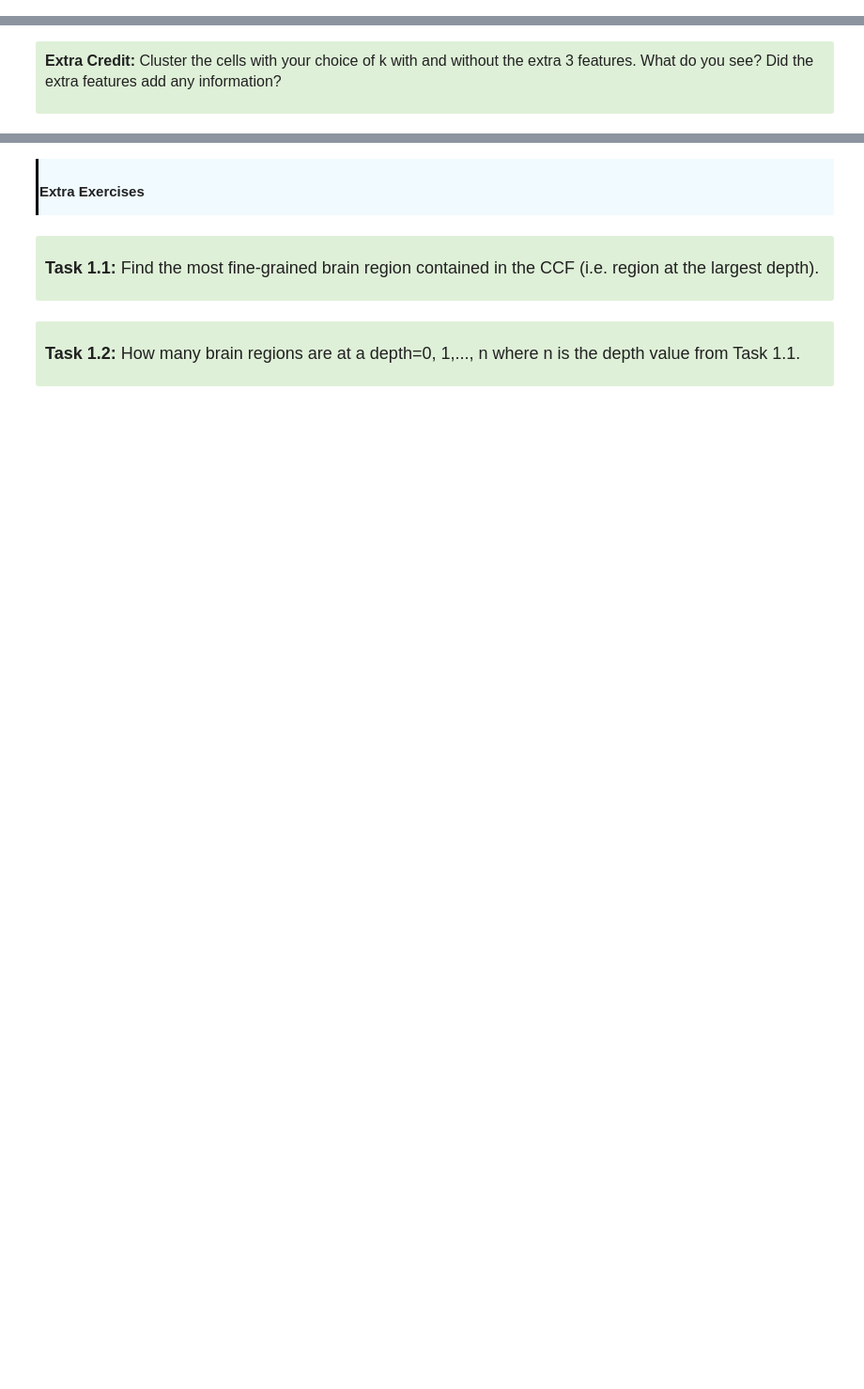
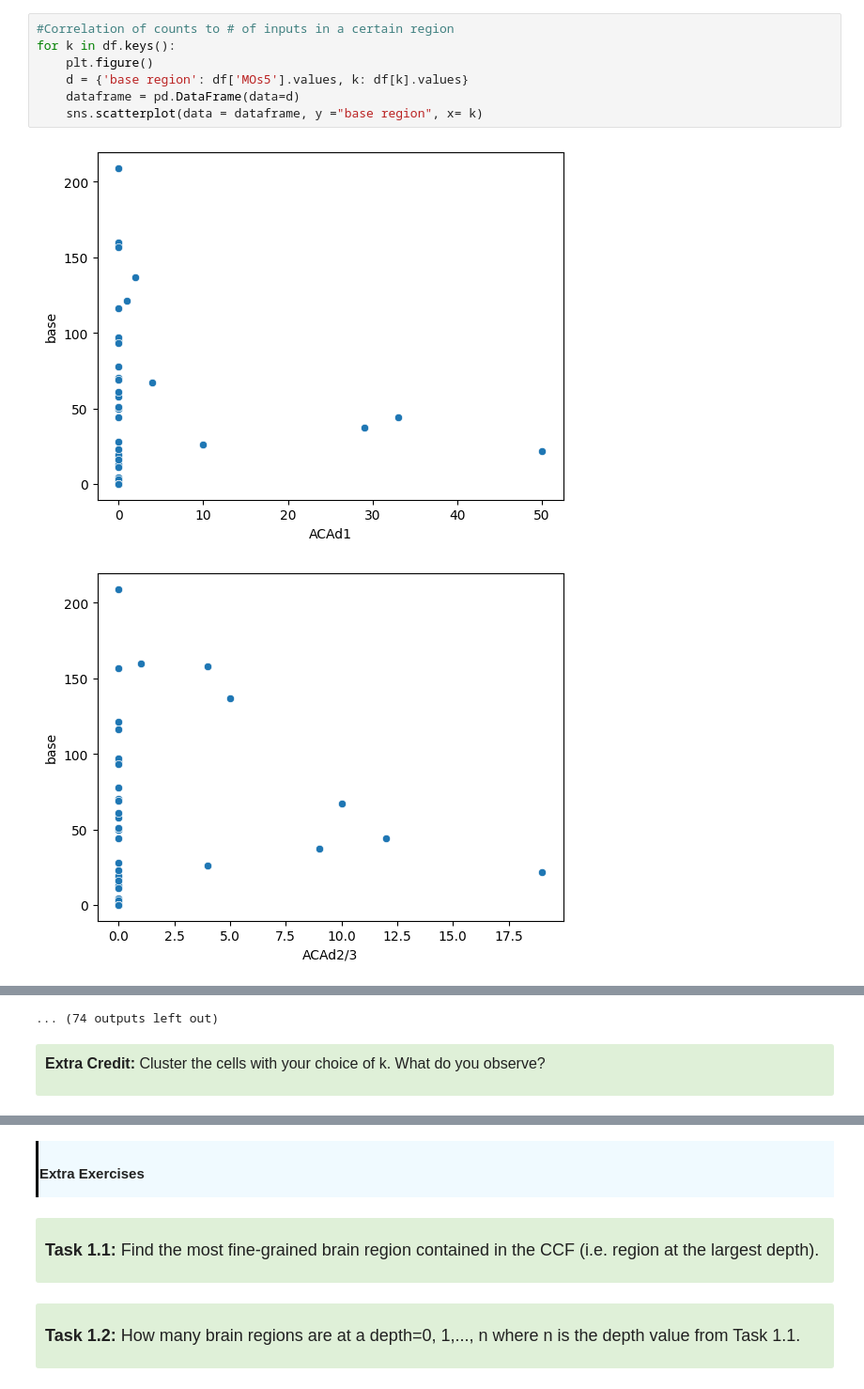
Before and after one commit to JEElsner/SWDB_2024_Anatomy, a Jupyter notebook: code/Notebook Exercises - LM - solutions.ipynb, the cells around one changed output, grey strips where cells are left out. Shown at 94% size. Cells and saved outputs as stored; diff of their text form; blank space fills up the shorter version.

```diff
--- a/code/Notebook Exercises - LM - solutions.ipynb
+++ b/code/Notebook Exercises - LM - solutions.ipynb
@@ -28,0 +265,10 @@
+# %%
+#Correlation of counts to # of inputs in a certain region
+for k in df.keys():
+    plt.figure()
+    d = {'base region': df['MOs5'].values, k: df[k].values}
+    dataframe = pd.DataFrame(data=d)
+    sns.scatterplot(data = dataframe, y ="base region", x= k)
+# %% [output]
+[figure, added]
+[figure, added]
@@ -29,5 +285,6 @@
+... (74 outputs left out)
 # %% [markdown]
 <div style="background: #DFF0D8; border-radius: 3px; padding: 10px;">
-<font size="3"><p><b>Extra Credit:</b> Cluster the cells with your choice of k with and without the extra 3 features. What do you see? Did the extra features add any information?
+<font size="3"><p><b>Extra Credit:</b> Cluster the cells with your choice of k. What do you observe?
 
 </div>
```
Also changed, not shown: parts of 20 cells of this notebook, 1 other file.
